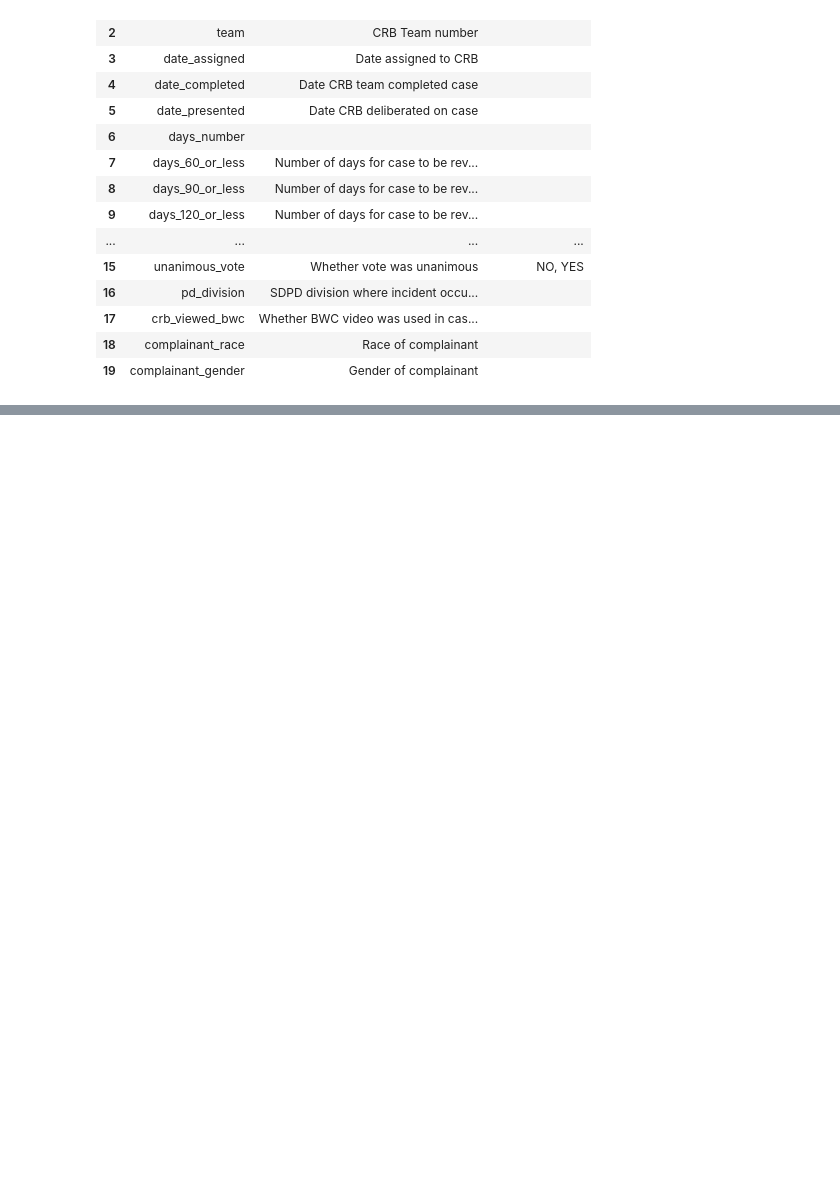
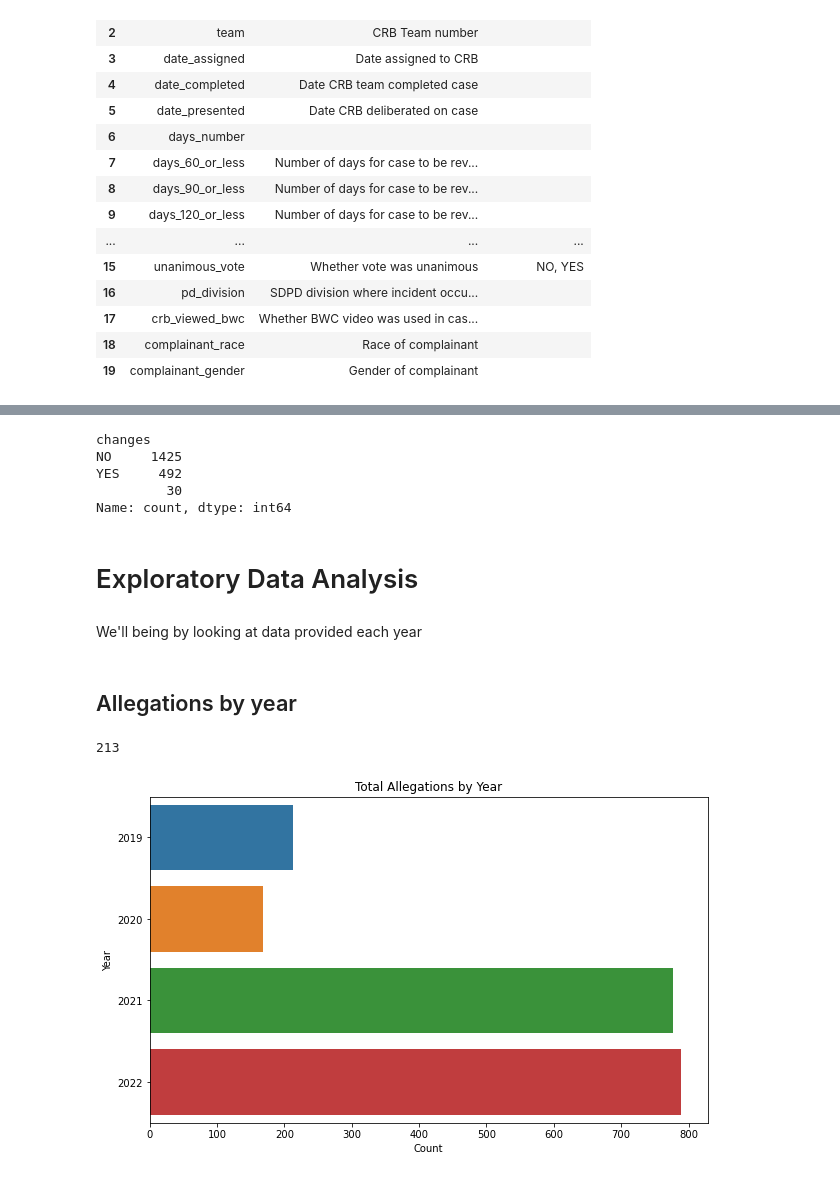
Before and after one commit to ApkimCA/ADS599_Team1, a Jupyter notebook: crb_code(draft).ipynb, the cells around one changed output, grey strips where cells are left out. Cells and saved outputs as stored; diff of their text form; code cells hidden in the pictures; blank space fills up the shorter version.

```diff
--- a/crb_code(draft).ipynb
+++ b/crb_code(draft).ipynb
@@ -279,0 +292,19 @@ TypeError: no numeric data to plot
+# %%
+fy22 = pd.DataFrame(pd.read_sql("""SELECT crb_allegations_fy2022_datasd.id,
+                                crb_allegations_fy2022_datasd.case_number,
+                                crb_allegations_fy2022_datasd.allegation,
+                                crb_allegations_fy2022_datasd.ia_finding,
+                                crb_allegations_fy2022_datasd.crb_decision,
+                                crb_allegations_fy2022_datasd.unanimous_vote,
+                                crb_cases_fy2022_datasd.date_assigned,
+                                crb_cases_fy2022_datasd.date_presented,
+                                crb_cases_fy2022_datasd.pd_division,
+                                crb_cases_fy2022_datasd.crb_viewed_bwc,
+                                crb_cases_fy2022_datasd.complainant_race,
+                                crb_cases_fy2022_datasd.complainant_gender,
+                                crb_cases_fy2022_datasd.changes
+                                FROM crb_allegations_fy2022_datasd
+                                JOIN crb_cases_fy2022_datasd ON crb_allegations_fy2022_datasd.id = crb_cases_fy2022_datasd.id
+                                ;""", cnx))
+
+fy22.head()
@@ -279,0 +496,41 @@ TypeError: no numeric data to plot
+# %%
+allyrs['changes'].value_counts()
+# %% [output]
+changes
+NO     1425
+YES     492
+         30
+Name: count, dtype: int64
+# %% [markdown]
+# Exploratory Data Analysis
+# %% [markdown]
+We'll being by looking at data provided each year
+# %% [markdown]
+## Allegations by year
+# %%
+tot19 = fy19.shape[0]
+tot19
+# %% [output]
+213
+# %%
+# Total complaints by year
+tot19 = pd.DataFrame({'Count': [fy19.shape[0]]}, index=['2019'])
+tot20 = pd.DataFrame({'Count': [fy20.shape[0]]}, index=['2020'])
+tot21 = pd.DataFrame({'Count': [fy21.shape[0]]}, index=['2021'])
+tot22 = pd.DataFrame({'Count': [fy22.shape[0]]}, index=['2022'])
+
+tot_counts = pd.concat([tot19, tot20, tot21, tot22])
+
+# Reset index
+tot_counts.reset_index(inplace=True)
+tot_counts.columns = ['Year', 'Count']
+
+# Create the bar plot
+plt.figure(figsize=(10, 6))
+sns.barplot(data=tot_counts, x='Count', y='Year')
+plt.title('Total Allegations by Year')
+plt.xlabel('Count')
+plt.ylabel('Year')
+plt.show()
+# %% [output]
+[figure, added]
```
Also changed, not shown: parts of 42 cells of this notebook.
